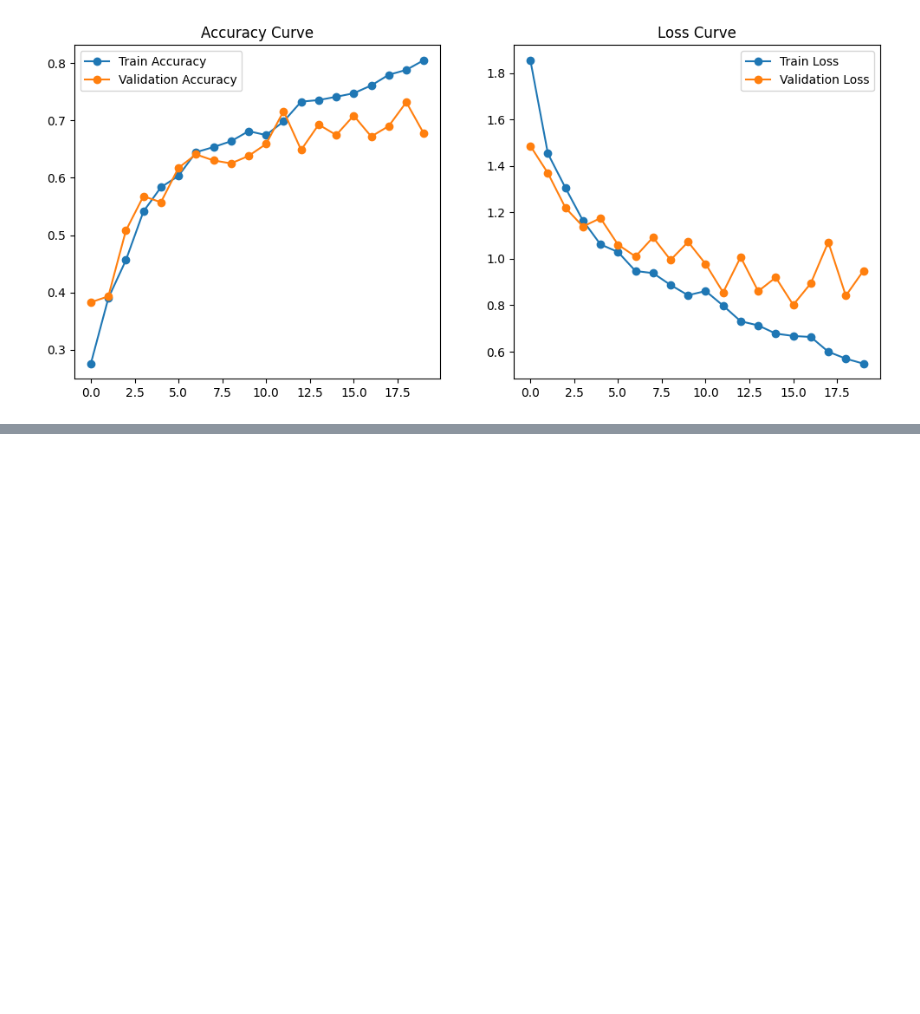
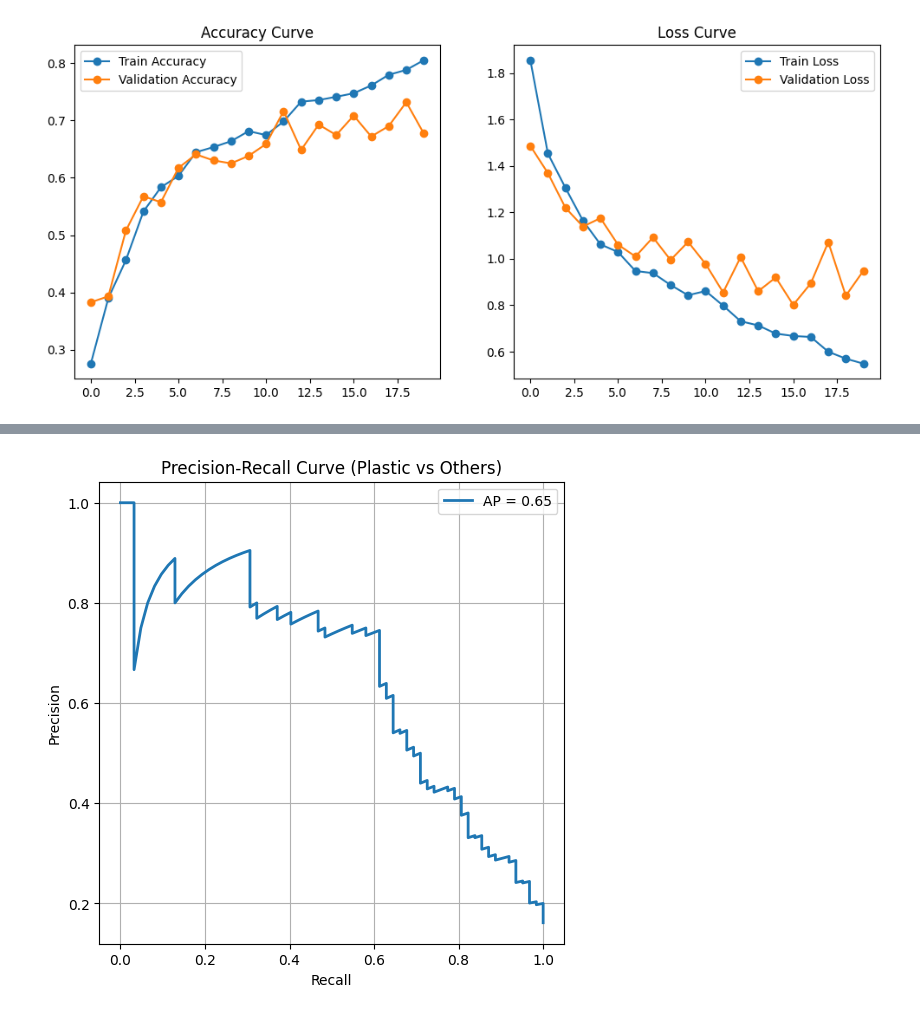
Before and after one commit to thuynguyenhuit/hocsau, a Jupyter notebook: TrashNet_Project/Phan_loai_rac_thai_bang_mo_hinh_CNN.ipynb, the cells around one changed output, grey strips where cells are left out. Saved outputs shown, nothing was run; the diff lists cells and outputs as text; code cells hidden in the pictures; blank space fills up the shorter version.

```diff
--- a/TrashNet_Project/Phan_loai_rac_thai_bang_mo_hinh_CNN.ipynb
+++ b/TrashNet_Project/Phan_loai_rac_thai_bang_mo_hinh_CNN.ipynb
@@ -283,0 +424,70 @@ plt.show()
+# %%
+import numpy as np
+import matplotlib.pyplot as plt
+
+from sklearn.metrics import precision_recall_curve
+from sklearn.metrics import average_precision_score
+
+# =========================
+# Chọn class muốn vẽ
+# =========================
+target_class = class_names.index("plastic")
+
+# Lưu nhãn thật và xác suất dự đoán
+y_true = []
+y_scores = []
+
+# =========================
+# Duyệt validation set
+# =========================
+for images, labels in val_ds:
+
+    # Predict xác suất
+    predictions = model.predict(images)
+
+    # Lấy xác suất của class plastic
+    plastic_scores = predictions[:, target_class]
+
+    # Chuyển nhãn:
+    # plastic = 1
+    # lớp khác = 0
+    binary_labels = (labels.numpy() == target_class).astype(int)
+
+    # Lưu dữ liệu
+    y_true.extend(binary_labels)
+    y_scores.extend(plastic_scores)
+
+# =========================
+# Tính Precision & Recall
+# =========================
+precision, recall, thresholds = precision_recall_curve(
+    y_true,
+    y_scores
+)
+
+# Average Precision Score
+ap_score = average_precision_score(y_true, y_scores)
+
+# =========================
+# Vẽ PR Curve
+# =========================
+plt.figure(figsize=(6,6))
+
+plt.plot(
+    recall,
+    precision,
+    linewidth=2,
+    label=f"AP = {ap_score:.2f}"
+)
+
+plt.xlabel("Recall")
+plt.ylabel("Precision")
+
+plt.title("Precision-Recall Curve (Plastic vs Others)")
+
+plt.legend()
+
+plt.grid(True)
+
+plt.show()
+# %% [output]
@@ -283,0 +500 @@ plt.show()
+[figure, added]
```
Also changed, not shown: parts of 26 cells of this notebook.
